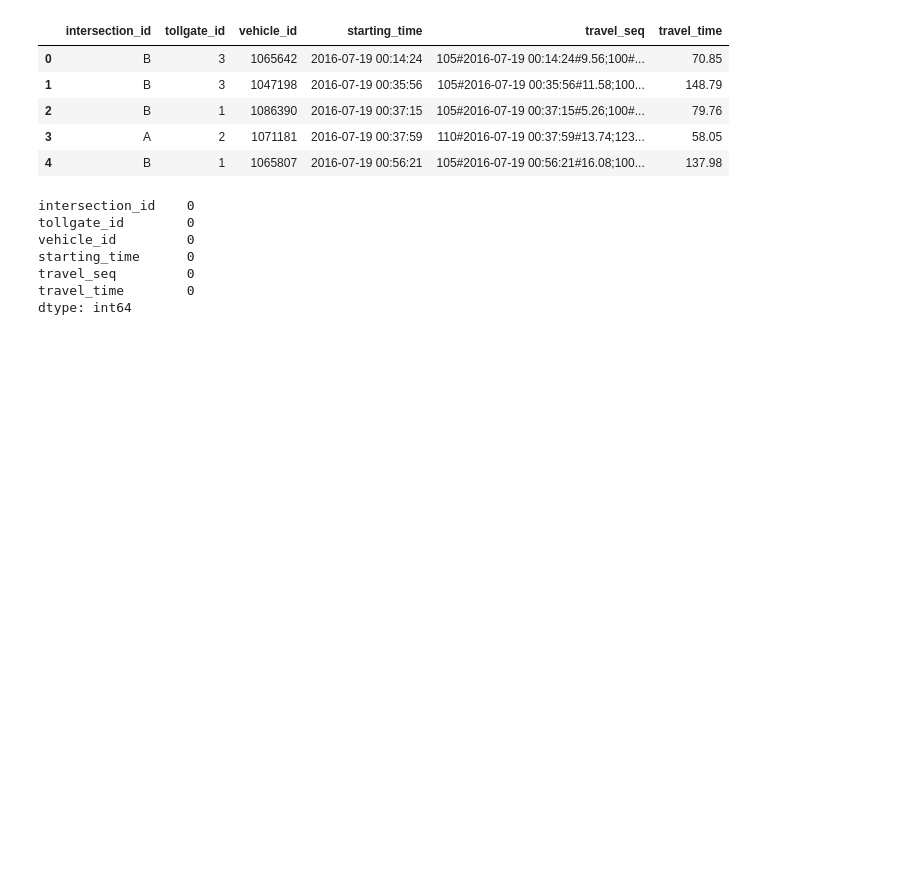
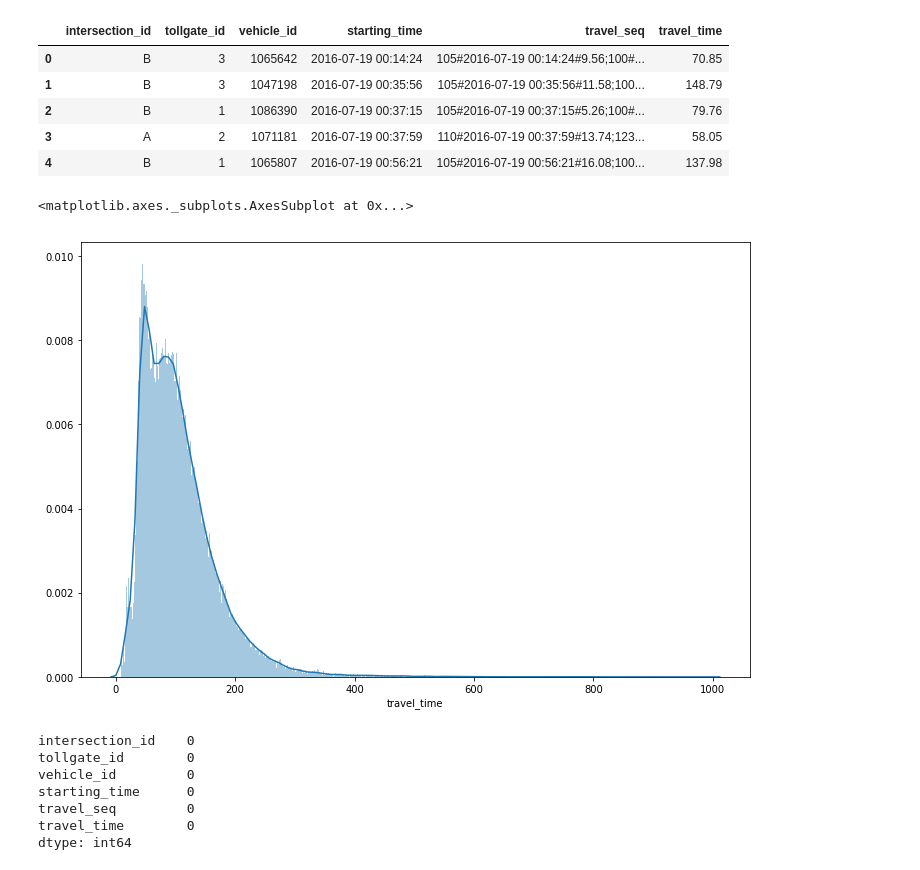
Before and after one commit to muciyuallen/TrafficFlowOptimization, a Jupyter notebook: Exploratory_Data_Analysis.ipynb, the cells around one changed output. Drawn from its saved outputs; the diff is of its cells as text; code cells hidden in the pictures; blank space fills up the shorter version.

```diff
--- a/Exploratory_Data_Analysis.ipynb
+++ b/Exploratory_Data_Analysis.ipynb
@@ -161,6 +162,14 @@ None
 | 2 | B | 1 | 1086390 | 2016-07-19 00:37:15 | 105#2016-07-19 00:37:15#5.26;100#... | 79.76 |
 | 3 | A | 2 | 1071181 | 2016-07-19 00:37:59 | 110#2016-07-19 00:37:59#13.74;123... | 58.05 |
 | 4 | B | 1 | 1065807 | 2016-07-19 00:56:21 | 105#2016-07-19 00:56:21#16.08;100... | 137.98 |
+# %%
+import matplotlib.pyplot as plt
+
+plt.figure(figsize = (12,8))
+sns.distplot(trajectories["travel_time"][trajectories.travel_time < 1000], bins = 1000)
+# %% [output]
+<matplotlib.axes._subplots.AxesSubplot at 0x...>
+[figure, added]
 # %%
 trajectories.isnull().sum()
 # %% [output]
```
Also changed, not shown: parts of 16 cells of this notebook.
